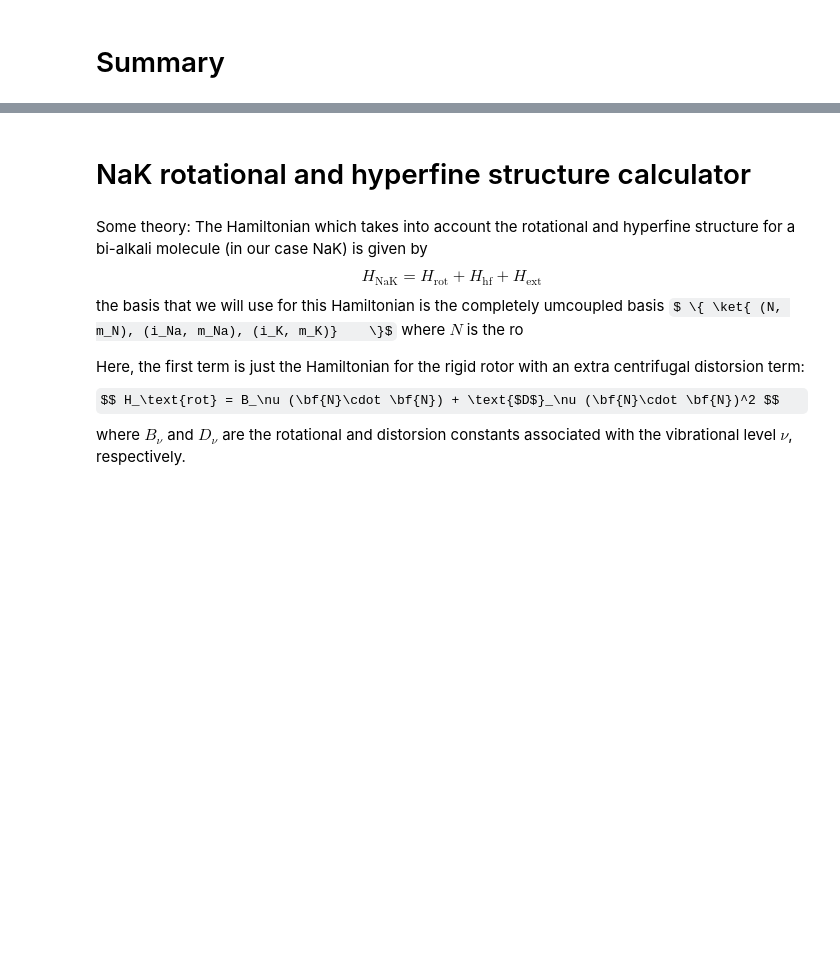
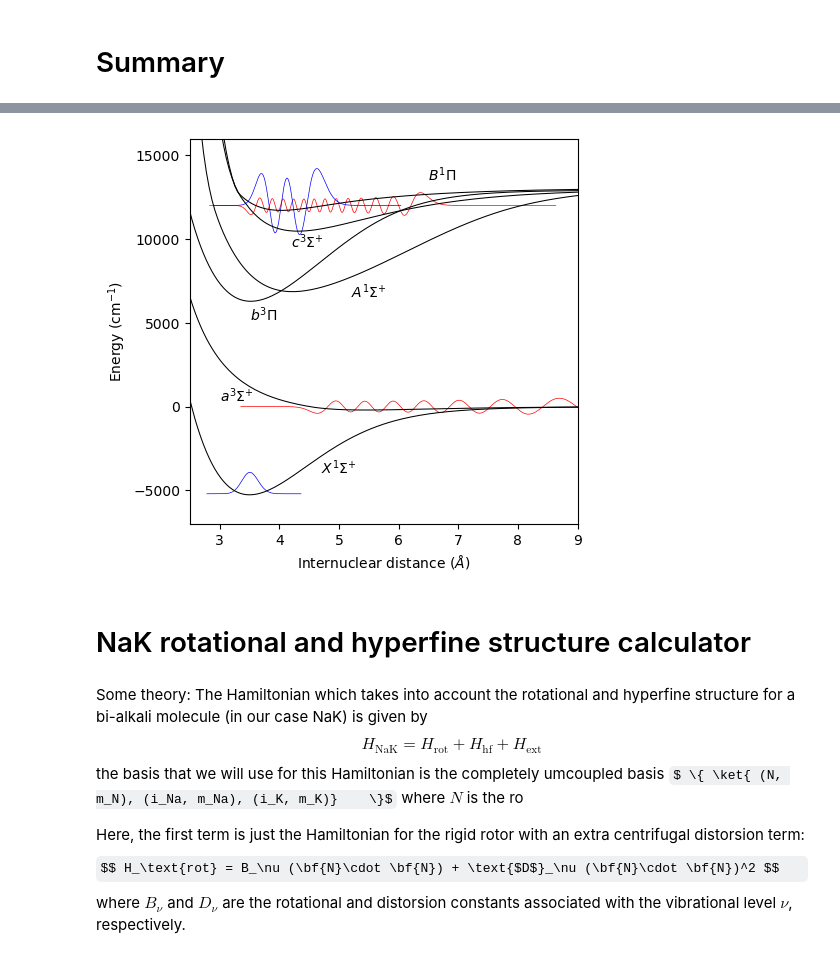
Before and after one commit to huanium/huanium, a Jupyter notebook: MIT_PhD/AMO_Calculator/AMO_Calculator.ipynb, the cells around one changed output, grey strips where cells are left out. Drawn from its saved outputs; the diff is of its cells as text; code cells hidden in the pictures; some formulas as TeX source; blank space fills up the shorter version.

```diff
--- a/MIT_PhD/AMO_Calculator/AMO_Calculator.ipynb
+++ b/MIT_PhD/AMO_Calculator/AMO_Calculator.ipynb
@@ -1255,13 +1227,0 @@ Here we calculate various quantities of interest for the $c^3\Sigma^+$ potential
-# %%
-# plot potential curve for the c3SigmaPlus state of 23Na(s) and 40K(p):
-rmin = 3.0
-rmax = 20
-rpoints = 100000
-r = np.linspace(rmin, rmax, rpoints)
-Vr_c3SigmaPlus_array = Vr_c3SigmaPlus(r)
-
-# plot potential, E_guess, spectrum, and final wfn
-fig, ax = plt.subplots(figsize=(5,5))
-ax.plot(r[::100], Vr_c3SigmaPlus_array[::100],'k',linewidth=0.75)
-plt.xlim([rmin, 12])
-plt.show()
@@ -1404,3 +1476,42 @@ NC B1Pi energy:
+# %%
+# PLOT RESULTS:
+
+# initialize figures
+fig, ax = plt.subplots(figsize=(5,5))
+
+# plot wavefunctions:
+scale_X1SP = max(Vr_X1SigmaPlus_array)/10
+ax.plot(r[r_left_idx_X1SP:r_right_idx_X1SP:2],scale_X1SP*u_final_X1SP[::2]+E_final_X1SP, 'blue',linewidth=0.5)
+scale_a3SP = max(Vr_a3SigmaPlus_array)/2
+ax.plot(r[r_left_idx_a3SP:r_right_idx_a3SP:2],scale_a3SP*u_final_a3SP[::2]+E_final_a3SP, 'red',linewidth=0.5)
+scale_c3SP = max(Vr_c3SigmaPlus_array)/400
+ax.plot(r[r_left_idx_c3SP:r_right_idx_c3SP:2],scale_c3SP*u_final_c3SP[::2]+E_final_c3SP, 'red',linewidth=0.5)
+scale_B1Pi = max(Vr_B1Pi_array)/200
+ax.plot(r[r_left_idx_B1Pi:r_right_idx_B1Pi:2],scale_B1Pi*u_final_B1Pi[::2]+E_final_B1Pi, 'blue',linewidth=0.5)
+
+# plot potentials
+ax.plot(r[::100], Vr_X1SigmaPlus_array[::100],'k',linewidth=0.75)
+ax.plot(r[::100], Vr_a3SigmaPlus_array[::100],'k',linewidth=0.75)
+ax.plot(r[::100], Vr_B1Pi_array[::100],       'k',linewidth=0.75)
+ax.plot(r[::100], Vr_c3SigmaPlus_array[::100],'k',linewidth=0.75)
+ax.plot(r[::100], Vr_b3Pi_array[::100],       'k',linewidth=0.75)
+ax.plot(r[::100], Vr_A1SigmaPlus_array[::100],'k',linewidth=0.75)
+
+# label potentials
+ax.annotate('$X^{1}\Sigma^{+}$', xy = (4.7,  -4000), xytext = (4.7,  -4000))
+ax.annotate('$a^{3}\Sigma^{+}$', xy = (3  ,    300), xytext = (3  ,    300))
+ax.annotate('$c^{3}\Sigma^{+}$', xy = (4.2,   9500), xytext = (4.2,   9500))
+ax.annotate('$B^{1}\Pi$',        xy = (6.5,  13500), xytext = (6.5,  13500))
+ax.annotate('$b^{3}\Pi$',        xy = (3.5,   5100), xytext = (3.5,   5100))
+ax.annotate('$A^{1}\Sigma^{+}$', xy = (5.2,   6500), xytext = (5.2,   6500))
+
+plt.xlim([2.5, 9])
+plt.ylim([-7000, 16000])
+plt.xlabel('Internuclear distance ($\AA$)')
+plt.ylabel('Energy (cm$^{-1}$)')
+plt.show()
+# %% [output]
+[figure, added]
 # %% [markdown]
 # <font size=5, color='black'>NaK rotational and hyperfine structure calculator </font>
 # %% [markdown]
```
Also changed, not shown: parts of 34 cells of this notebook, 2 other files.
